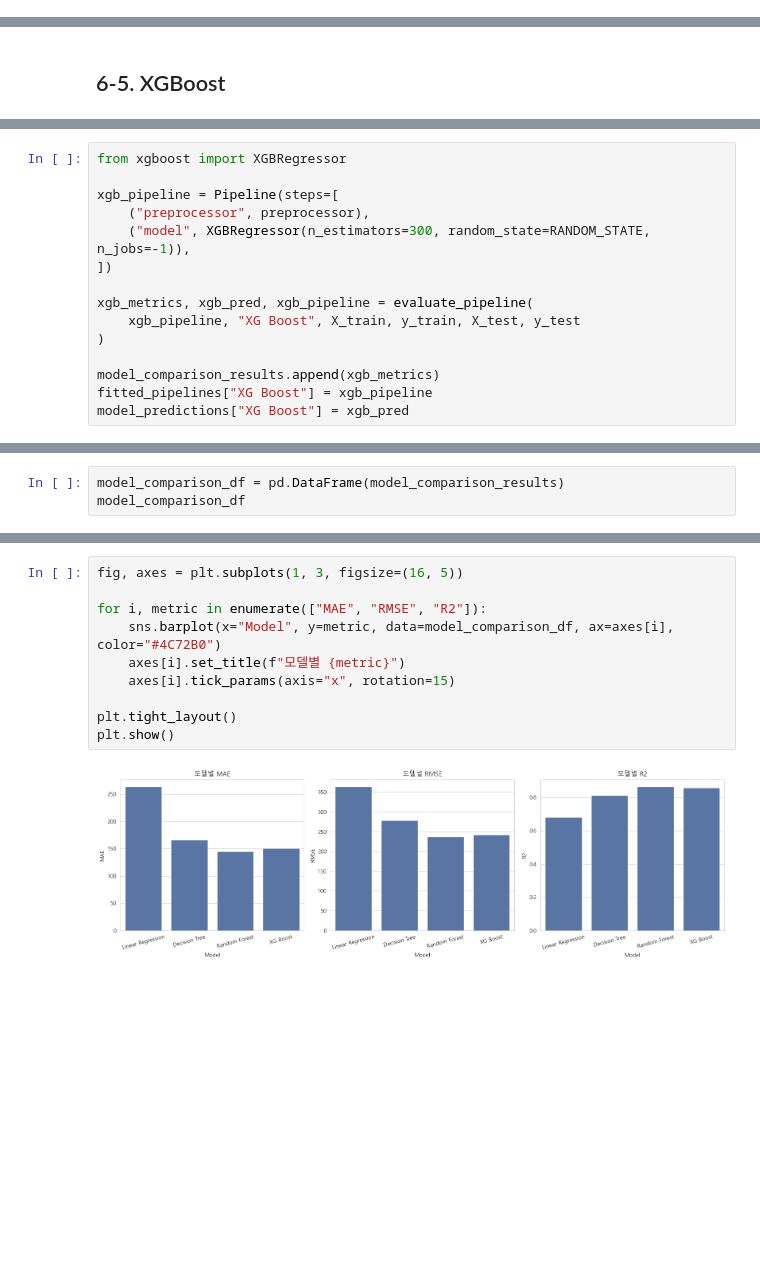
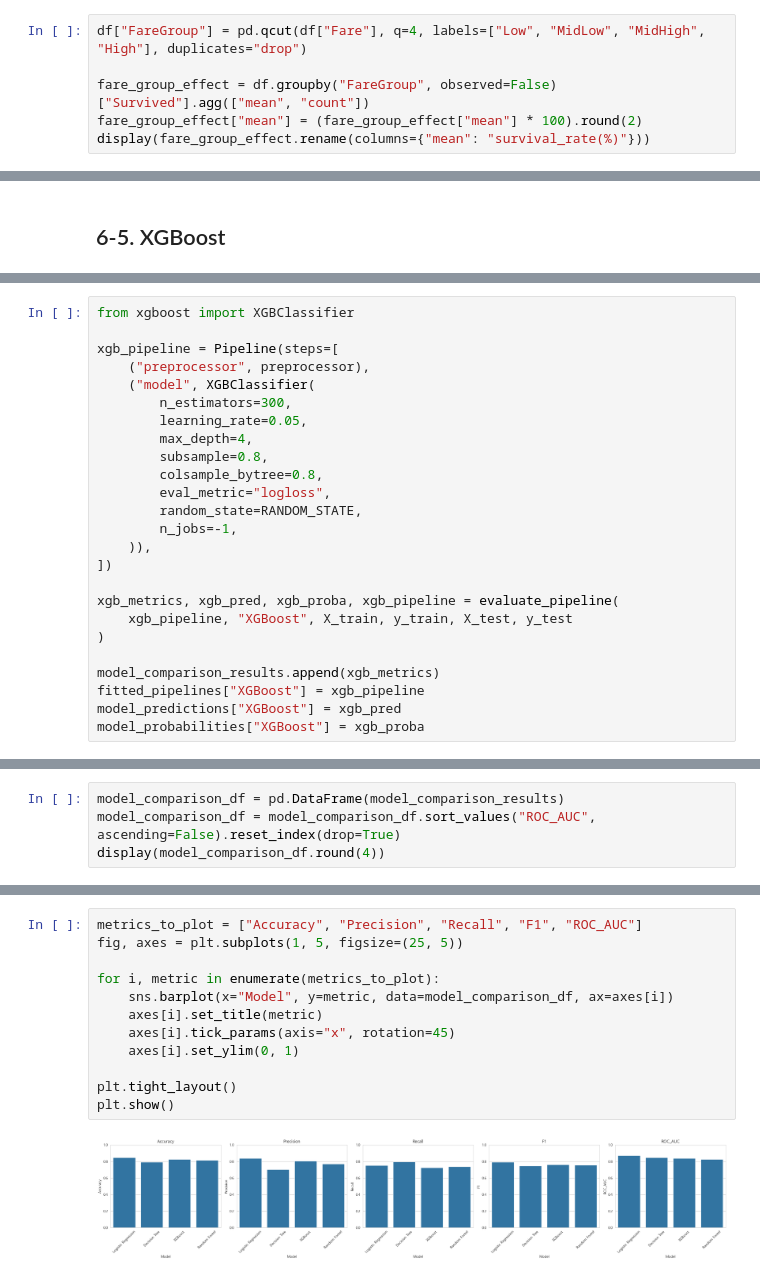
Before and after one commit to Sphen1sc1dae/AI-Service-Lab2, a Jupyter notebook: services/04-titanic-ai/ST_Titanic.ipynb, the cells around one changed output, grey strips where cells are left out. Drawn from its saved outputs; the diff is of its cells as text; blank space fills up the shorter version.

```diff
--- a/services/04-titanic-ai/ST_Titanic.ipynb
+++ b/services/04-titanic-ai/ST_Titanic.ipynb
@@ -1595,0 +647,6 @@ Note: you may need to restart the kernel to use updated packages.
+# %%
+df["FareGroup"] = pd.qcut(df["Fare"], q=4, labels=["Low", "MidLow", "MidHigh", "High"], duplicates="drop")
+
+fare_group_effect = df.groupby("FareGroup", observed=False)["Survived"].agg(["mean", "count"])
+fare_group_effect["mean"] = (fare_group_effect["mean"] * 100).round(2)
+display(fare_group_effect.rename(columns={"mean": "survival_rate(%)"}))
@@ -1598,16 +1099,26 @@ Note: you may need to restart the kernel to use updated packages.
 # %%
-from xgboost import XGBRegressor
+from xgboost import XGBClassifier
 
 xgb_pipeline = Pipeline(steps=[
     ("preprocessor", preprocessor),
-    ("model", XGBRegressor(n_estimators=300, random_state=RANDOM_STATE, n_jobs=-1)),
+    ("model", XGBClassifier(
+        n_estimators=300,
+        learning_rate=0.05,
+        max_depth=4,
+        subsample=0.8,
+        colsample_bytree=0.8,
+        eval_metric="logloss",
+        random_state=RANDOM_STATE,
+        n_jobs=-1,
+    )),
 ])
 
-xgb_metrics, xgb_pred, xgb_pipeline = evaluate_pipeline(
-    xgb_pipeline, "XG Boost", X_train, y_train, X_test, y_test
+xgb_metrics, xgb_pred, xgb_proba, xgb_pipeline = evaluate_pipeline(
+    xgb_pipeline, "XGBoost", X_train, y_train, X_test, y_test
 )
 
 model_comparison_results.append(xgb_metrics)
-fitted_pipelines["XG Boost"] = xgb_pipeline
-model_predictions["XG Boost"] = xgb_pred
+fitted_pipelines["XGBoost"] = xgb_pipeline
+model_predictions["XGBoost"] = xgb_pred
+model_probabilities["XGBoost"] = xgb_proba
 # %% [output]
@@ -1623,4 +1144,5 @@ R2   : 0.8588
 # %%
 model_comparison_df = pd.DataFrame(model_comparison_results)
-model_comparison_df
+model_comparison_df = model_comparison_df.sort_values("ROC_AUC", ascending=False).reset_index(drop=True)
+display(model_comparison_df.round(4))
 # %% [output]
@@ -1632,12 +1154,14 @@ model_comparison_df
 # %%
-fig, axes = plt.subplots(1, 3, figsize=(16, 5))
+metrics_to_plot = ["Accuracy", "Precision", "Recall", "F1", "ROC_AUC"]
+fig, axes = plt.subplots(1, 5, figsize=(25, 5))
 
-for i, metric in enumerate(["MAE", "RMSE", "R2"]):
-    sns.barplot(x="Model", y=metric, data=model_comparison_df, ax=axes[i], color="#4C72B0")
-    axes[i].set_title(f"모델별 {metric}")
-    axes[i].tick_params(axis="x", rotation=15)
+for i, metric in enumerate(metrics_to_plot):
+    sns.barplot(x="Model", y=metric, data=model_comparison_df, ax=axes[i])
+    axes[i].set_title(metric)
+    axes[i].tick_params(axis="x", rotation=45)
+    axes[i].set_ylim(0, 1)
 
 plt.tight_layout()
 plt.show()
 # %% [output]
-[figure, old version]
+[figure, new version]
```
Also changed, not shown: parts of 196 cells of this notebook, 1 other file.
